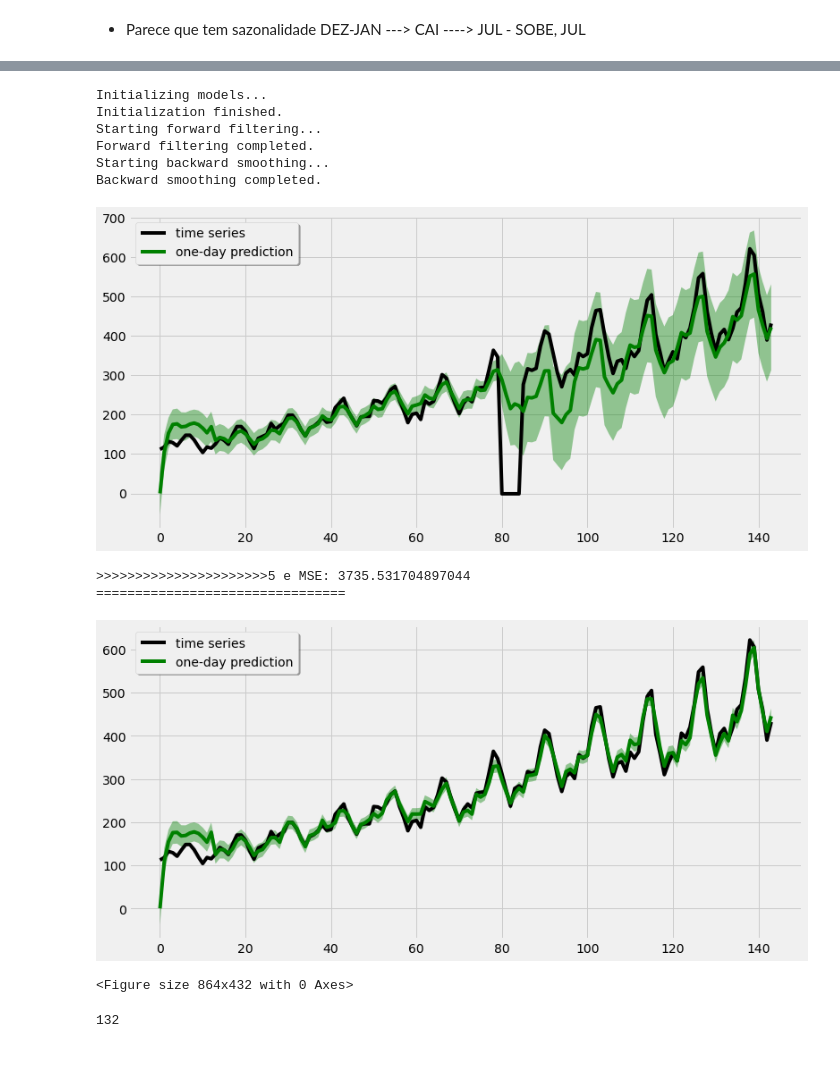
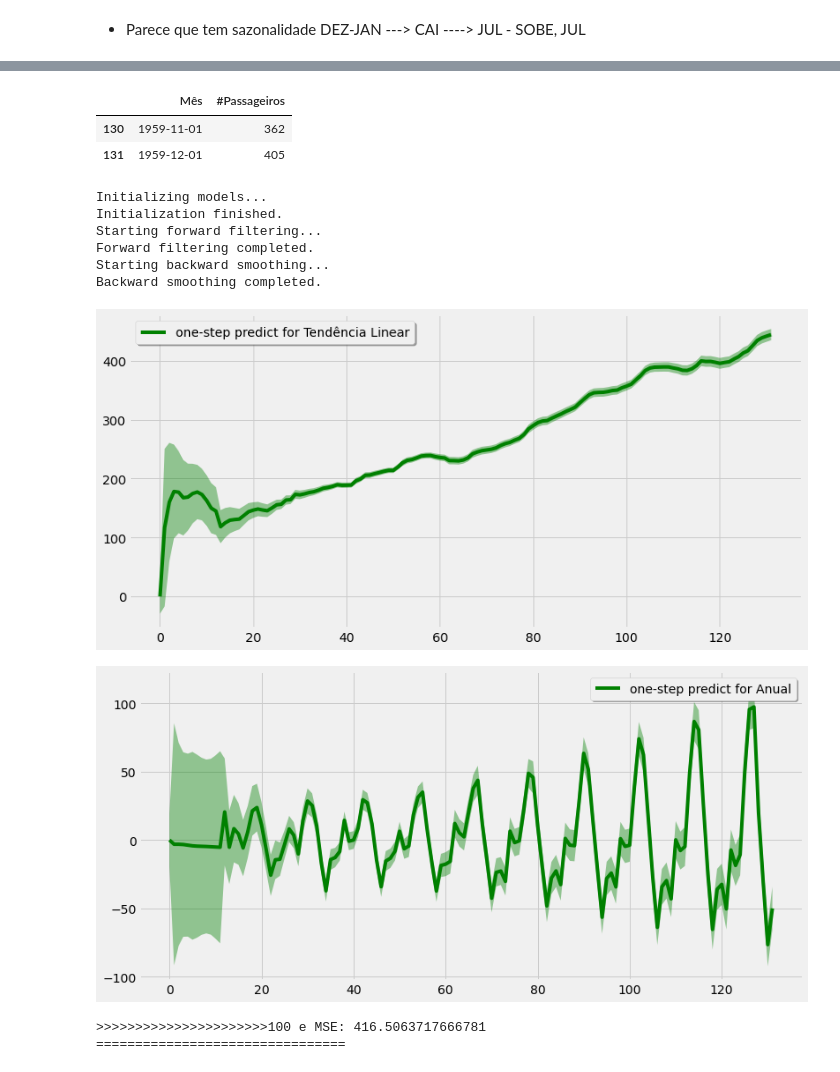
Before and after one commit to leonardo-meireles/Series-Temporais-e-Aprendizado-Dinamico-SME0808, a Jupyter notebook: notebooks/P3 Air.ipynb, the cells around one changed output, grey strips where cells are left out. Drawn from its saved outputs; the diff is of its cells as text; code cells hidden in the pictures.

```diff
--- a/notebooks/P3 Air.ipynb
+++ b/notebooks/P3 Air.ipynb
@@ -144,6 +144,8 @@ plt.savefig('../images/serie_1_diff.png', dpi=300)
 [figure]
 # %% [markdown]
 * Parece que tem sazonalidade DEZ-JAN ---> CAI ----> JUL - SOBE, JUL
+# %%
+df_ts = df.set_index('Mês')
 # %%
 time_series = df['#Passageiros']
 # %%
@@ -158,4 +160,4 @@ myTuner = modelTuner(method='gradient_descent', loss='mse')
 # %%
 #percents = np.array([0.05, 0.1, 0.25, 0.5, 1])
 # %%
-time_series[80:85] = -1
+#time_series[80:85] = -1
@@ -162,45 +197,39 @@ time_series[80:85] = -1
+# %%
+df.iloc[130: 132]
+# %% [output]
+|  | Mês | #Passageiros |
+| 130 | 1959-11-01 | 362 |
+| 131 | 1959-12-01 | 405 |
 # %%
-for w in [5]:
+for w in [100]:
     # A linear trend
-    linear_trend = trend(degree=1, discount=0.98, name='Tendência Linear', w=w)
+    linear_trend = trend(degree=1, discount=0.9, name='Tendência Linear', w=w)
     # A seasonality
-    yearly = seasonality(period=12, discount=0.98, name='Anual', w=w)
+    yearly = seasonality(period=12, discount=0.95, name='Anual', w=w)
 
     # Build a simple dlm
-    simple_dlm = dlm(time_series) + yearly + linear_trend
+    simple_dlm = dlm(time_series[:132]) + yearly + linear_trend
 
     simple_dlm.fit()
+    #simple_dlm.plot('Tendência Linear')
+    #simple_dlm.turnOff('filtered plot')
 
-    # Plot each component (attribute the time series to each component)
+    simple_dlm.turnOff('smoothed plot')
     simple_dlm.turnOff('filtered plot')
-    simple_dlm.turnOff('smoothed plot')
-#     simple_dlm.plot('Anual')
-#     simple_dlm.plot('Tendência Linear')
 
-    simple_dlm.turnOn('predict plot')
-    #simple_dlm.turnOn('filtered plot')
-    #simple_dlm.turnOn('smoothed plot')
 
-    simple_dlm.plot()
+    simple_dlm.plot('Tendência Linear')
+    simple_dlm.plot('Anual')
     print(f'>>>>>>>>>>>>>>>>>>>>>>{w} e MSE: {simple_dlm.getMSE()}')
     print('================================')
 # %% [output]
 Initializing models...
 Initialization finished.
 Starting forward filtering...
 Forward filtering completed.
 Starting backward smoothing...
 Backward smoothing completed.
-[figure, old version]
+[figure, new version]
+[figure, added]
->>>>>>>>>>>>>>>>>>>>>>5 e MSE: 3735.531704897044
+>>>>>>>>>>>>>>>>>>>>>>100 e MSE: 416.5063717666781
 ================================
-# %%
-simple_dlm.turnOn('predict plot')
-simple_dlm.turnOff('filtered plot')
-simple_dlm.turnOff('smoothed plot')
-
-simple_dlm.plot()
-plt.savefig('sss.png')
-# %% [output]
-[figure, removed]
-<Figure size 864x432 with 0 Axes>
@@ -223,4 +235,0 @@ print('================================')
-# %%
-(len(df['Mês'].dt.year.unique())-1)*12
-# %% [output]
-132
```
Also changed, not shown: parts of 19 cells of this notebook, 3 other files.
